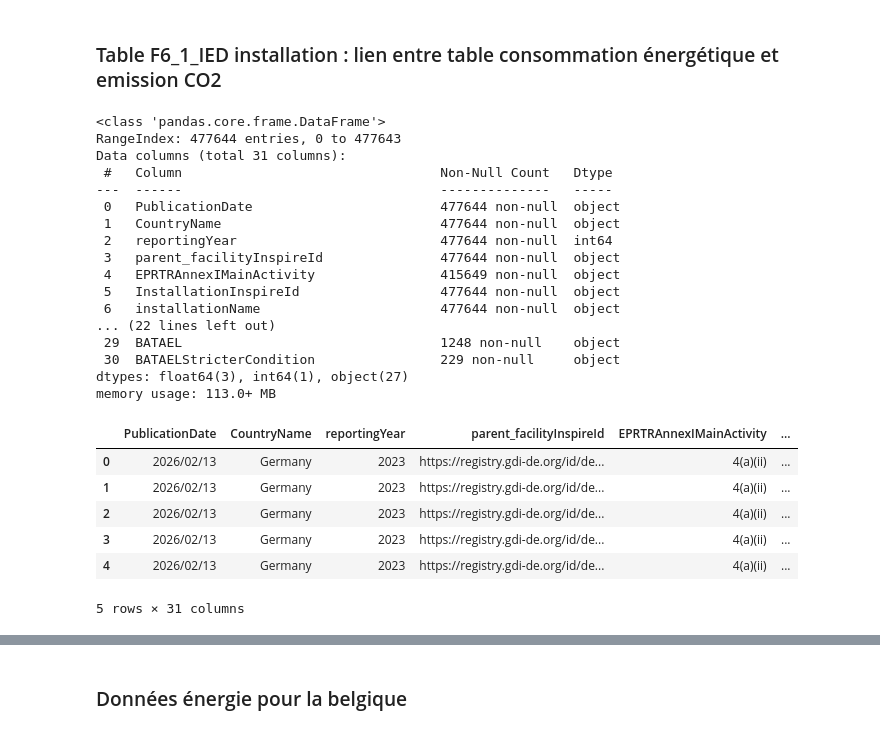
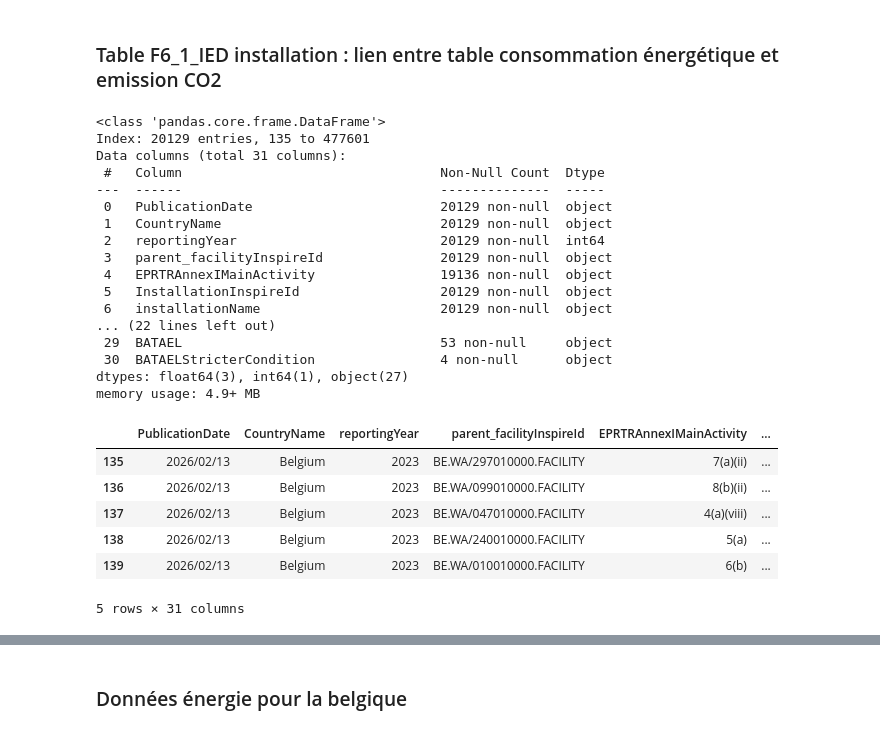
Before and after one commit to olivierpi974/belgian-environement-monitor, a Jupyter notebook: projet_final_notebook_olivierP.ipynb, the cells around one changed output, grey strips where cells are left out. Drawn from its saved outputs; the diff is of its cells as text; code cells hidden in the pictures.

```diff
--- a/projet_final_notebook_olivierP.ipynb
+++ b/projet_final_notebook_olivierP.ipynb
@@ -190,34 +232,34 @@ nombre de polluants référencés: 69
 # %% [markdown]
 ### Table F6_1_IED installation : lien entre table consommation énergétique et emission CO2
 # %%
-df.info()
+be_f6_1.info()
 # %% [output]
 <class 'pandas.core.frame.DataFrame'>
-RangeIndex: 477644 entries, 0 to 477643
+Index: 20129 entries, 135 to 477601
 Data columns (total 31 columns):
- #   Column                                 Non-Null Count   Dtype
----  ------                                 --------------   -----
- 0   PublicationDate                        477644 non-null  object
- 1   CountryName                            477644 non-null  object
- 2   reportingYear                          477644 non-null  int64
- 3   parent_facilityInspireId               477644 non-null  object
- 4   EPRTRAnnexIMainActivity                415649 non-null  object
- 5   InstallationInspireId                  477644 non-null  object
- 6   installationName                       477644 non-null  object
+ #   Column                                 Non-Null Count  Dtype
+---  ------                                 --------------  -----
+ 0   PublicationDate                        20129 non-null  object
+ 1   CountryName                            20129 non-null  object
+ 2   reportingYear                          20129 non-null  int64
+ 3   parent_facilityInspireId               20129 non-null  object
+ 4   EPRTRAnnexIMainActivity                19136 non-null  object
+ 5   InstallationInspireId                  20129 non-null  object
+ 6   installationName                       20129 non-null  object
 ... (22 lines left out)
- 29  BATAEL                                 1248 non-null    object
- 30  BATAELStricterCondition                229 non-null     object
+ 29  BATAEL                                 53 non-null     object
+ 30  BATAELStricterCondition                4 non-null      object
 dtypes: float64(3), int64(1), object(27)
-memory usage: 113.0+ MB
+memory usage: 4.9+ MB
 # %%
-df_IED_installation.head()
+be_f6_1.head()
 # %% [output]
 |  | PublicationDate | CountryName | reportingYear | parent_facilityInspireId | EPRTRAnnexIMainActivity | ... |
-| 0 | 2026/02/13 | Germany | 2023 | https://registry.gdi-de.org/id/de... | 4(a)(ii) | ... |
-| 1 | 2026/02/13 | Germany | 2023 | https://registry.gdi-de.org/id/de... | 4(a)(ii) | ... |
-| 2 | 2026/02/13 | Germany | 2023 | https://registry.gdi-de.org/id/de... | 4(a)(ii) | ... |
-| 3 | 2026/02/13 | Germany | 2023 | https://registry.gdi-de.org/id/de... | 4(a)(ii) | ... |
-| 4 | 2026/02/13 | Germany | 2023 | https://registry.gdi-de.org/id/de... | 4(a)(ii) | ... |
+| 135 | 2026/02/13 | Belgium | 2023 | BE.WA/297010000.FACILITY | 7(a)(ii) | ... |
+| 136 | 2026/02/13 | Belgium | 2023 | BE.WA/099010000.FACILITY | 8(b)(ii) | ... |
+| 137 | 2026/02/13 | Belgium | 2023 | BE.WA/047010000.FACILITY | 4(a)(viii) | ... |
+| 138 | 2026/02/13 | Belgium | 2023 | BE.WA/240010000.FACILITY | 5(a) | ... |
+| 139 | 2026/02/13 | Belgium | 2023 | BE.WA/010010000.FACILITY | 6(b) | ... |
 5 rows × 31 columns
 # %%
 df_energy_emission.head()
```
Also changed, not shown: parts of 6 cells of this notebook, 4 other files.
